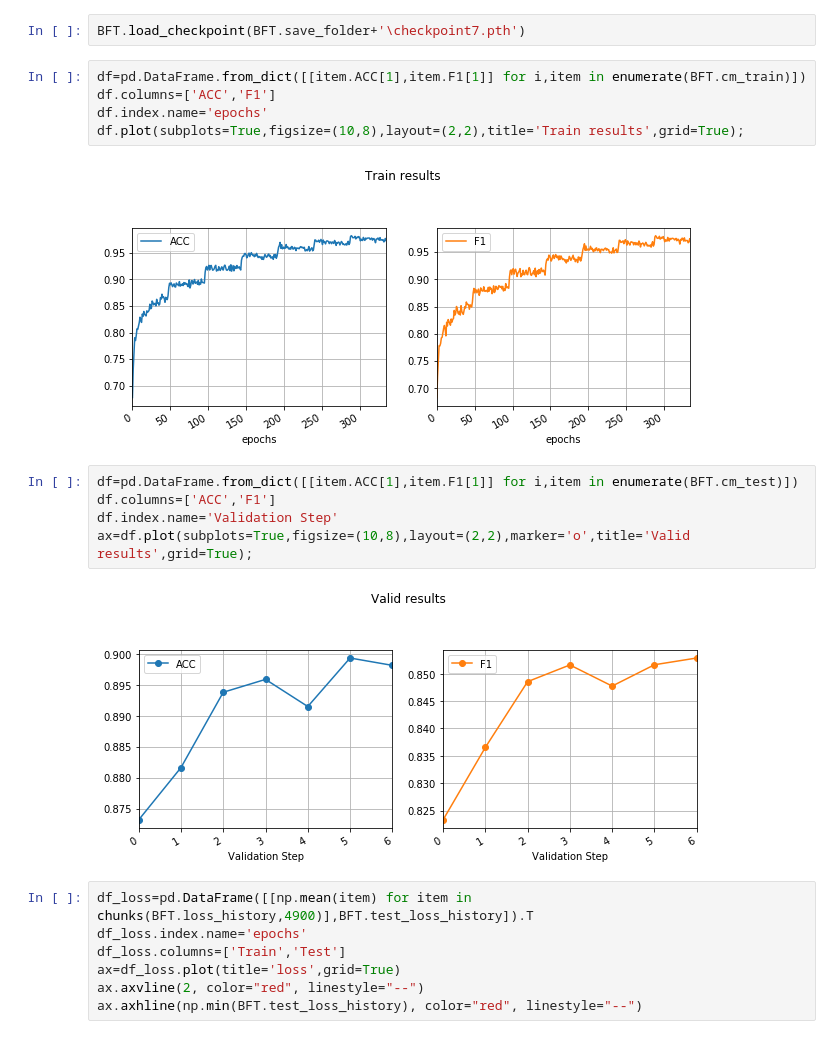
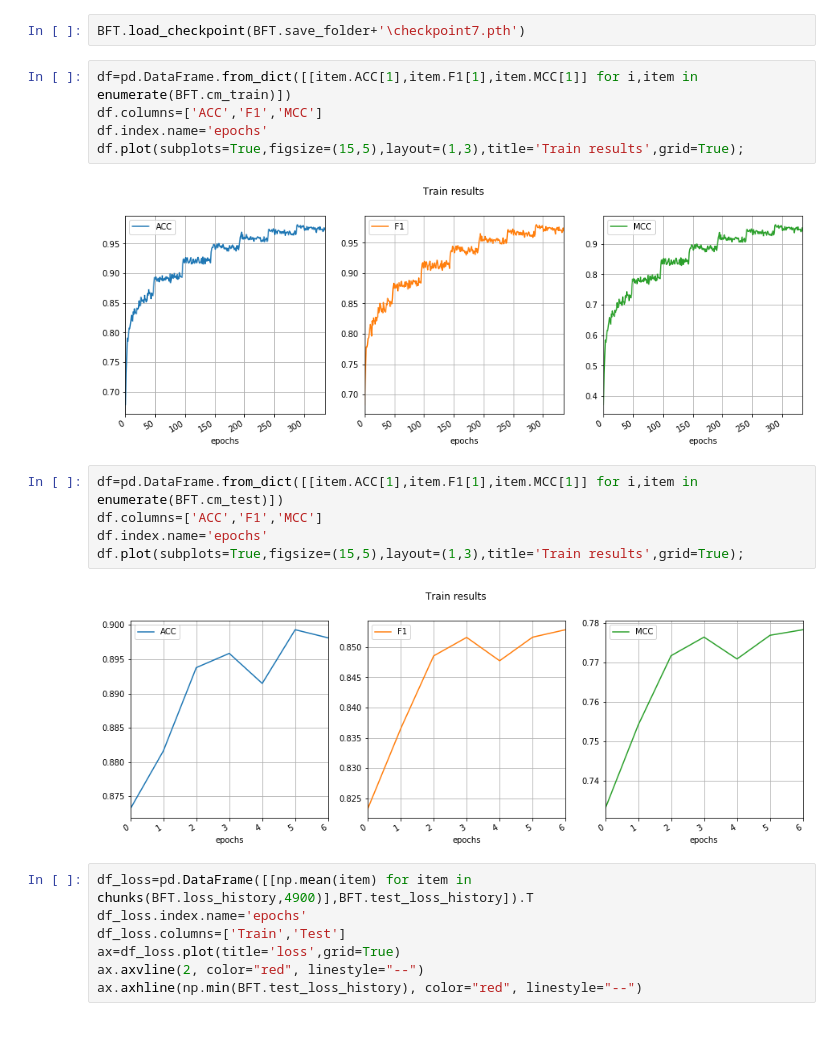
Before and after one commit to rouzbeh-afrasiabi/BertFineTuning, a Jupyter notebook: train.ipynb, the cells around one changed output. Drawn from its saved outputs; the diff is of its cells as text.

Commit message:
images changed

```diff
--- a/train.ipynb
+++ b/train.ipynb
@@ -15,19 +15,19 @@ BFT.train(model_config,ml.bert_train_split,ml.bert_valid_split,epochs=100,print_
 # %%
 BFT.load_checkpoint(BFT.save_folder+'\checkpoint7.pth')
 # %%
-df=pd.DataFrame.from_dict([[item.ACC[1],item.F1[1]] for i,item in enumerate(BFT.cm_train)])
-df.columns=['ACC','F1']
+df=pd.DataFrame.from_dict([[item.ACC[1],item.F1[1],item.MCC[1]] for i,item in enumerate(BFT.cm_train)])
+df.columns=['ACC','F1','MCC']
 df.index.name='epochs'
-df.plot(subplots=True,figsize=(10,8),layout=(2,2),title='Train results',grid=True);
+df.plot(subplots=True,figsize=(15,5),layout=(1,3),title='Train results',grid=True);
 # %% [output]
-[figure, old version]
+[figure, new version]
 # %%
-df=pd.DataFrame.from_dict([[item.ACC[1],item.F1[1]] for i,item in enumerate(BFT.cm_test)])
-df.columns=['ACC','F1']
-df.index.name='Validation Step'
-ax=df.plot(subplots=True,figsize=(10,8),layout=(2,2),marker='o',title='Valid results',grid=True);
+df=pd.DataFrame.from_dict([[item.ACC[1],item.F1[1],item.MCC[1]] for i,item in enumerate(BFT.cm_test)])
+df.columns=['ACC','F1','MCC']
+df.index.name='epochs'
+df.plot(subplots=True,figsize=(15,5),layout=(1,3),title='Train results',grid=True);
 # %% [output]
-[figure, old version]
+[figure, new version]
 # %%
 df_loss=pd.DataFrame([[np.mean(item) for item in chunks(BFT.loss_history,4900)],BFT.test_loss_history]).T
 df_loss.index.name='epochs'
```
Also changed, not shown: 2 other files.
